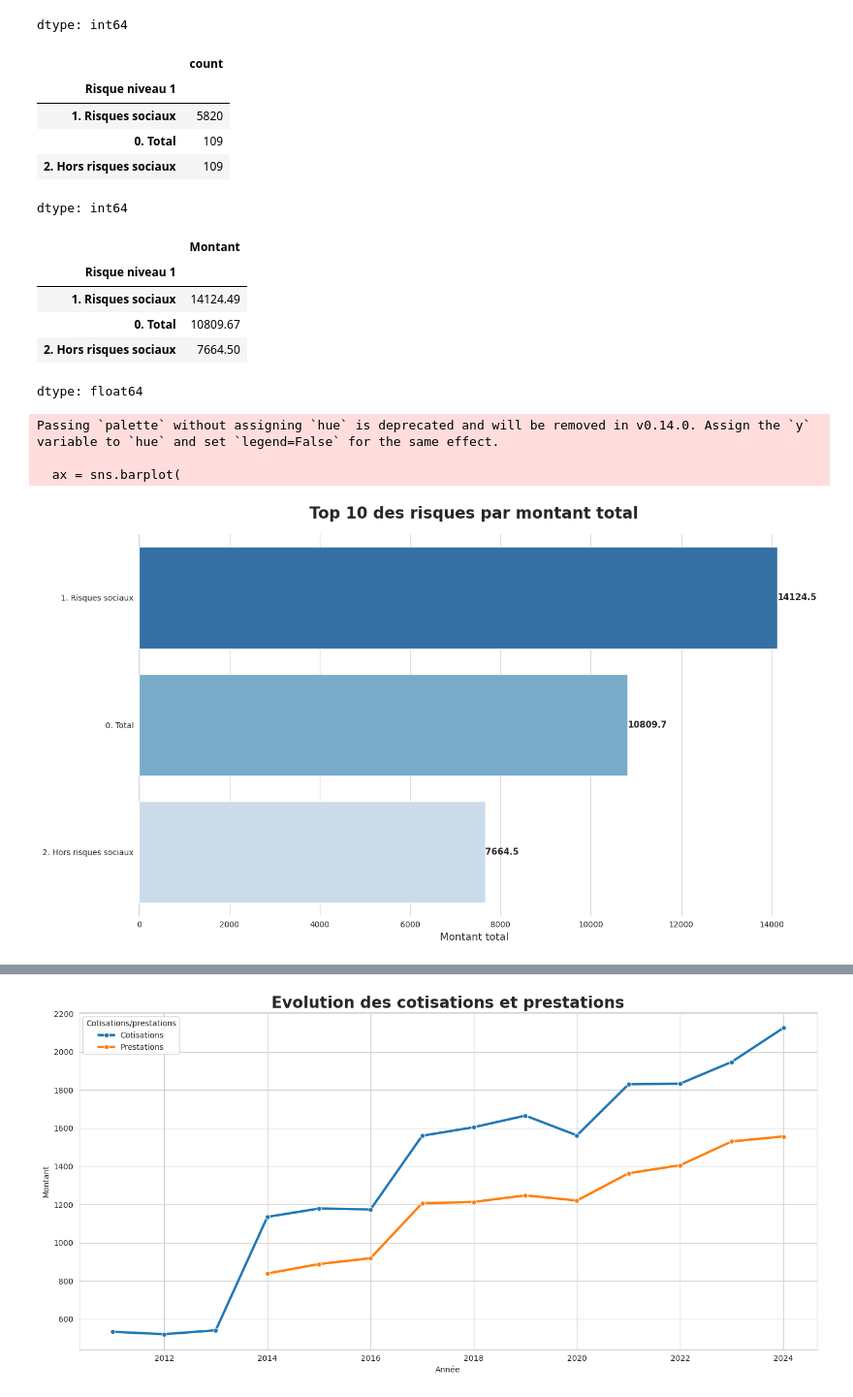
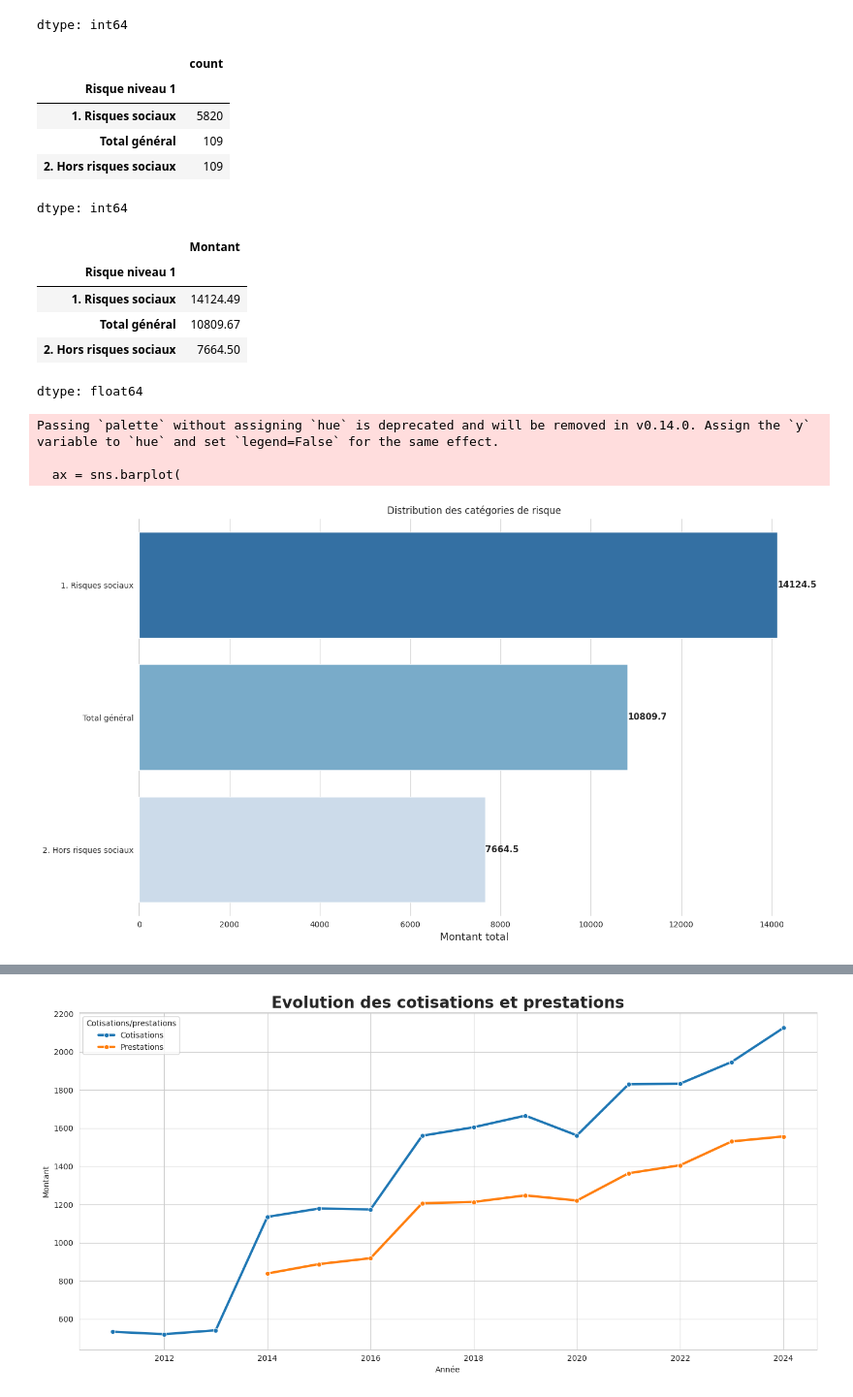
Before and after one commit to GunesCansu/Projet-Assurance, a Jupyter notebook: notebook/exploration.ipynb, the cells around one changed output, grey strips where cells are left out. Shown at 97% size. Saved outputs shown, nothing was run; the diff lists cells and outputs as text; code cells hidden in the pictures.

```diff
--- a/notebook/exploration.ipynb
+++ b/notebook/exploration.ipynb
@@ -67,7 +67,7 @@ memory usage: 660.5+ KB
 # %%
 #Nettoyage
 
-df.columns = df.columns.str.replace("", "")
+df.columns = df.columns.str.strip()
 # %%
 df.columns
 # %% [output]
@@ -77,3 +77,9 @@ Index(['Année', 'Type d'organismes complémentaires', 'Type de contrats',
        'Risque niveau 4', 'Risque niveau 5', 'Risque niveau 6',
        'Définition du risque'],
       dtype='object')
+# %%
+# Remplacer total 0
+
+df["Risque niveau 1"] = df["Risque niveau 1"].replace(
+    {"0. Total": "Total général"}
+)
@@ -119,7 +129,7 @@ df["Risque niveau 1"].value_counts()
 |  | count |
 | Risque niveau 1 |  |
 | 1. Risques sociaux | 5820 |
-| 0. Total | 109 |
+| Total général | 109 |
 | 2. Hors risques sociaux | 109 |
 dtype: int64
 # %%
@@ -130,11 +140,13 @@ df.groupby("Risque niveau 1")["Montant"] \
 |  | Montant |
 | Risque niveau 1 |  |
 | 1. Risques sociaux | 14124.49 |
-| 0. Total | 10809.67 |
+| Total général | 10809.67 |
 | 2. Hors risques sociaux | 7664.50 |
 dtype: float64
 # %%
-# TOP 10 des risques
+# Risques par montant total
+
+
 
 import pandas as pd
 import matplotlib.pyplot as plt
@@ -165,34 +177,33 @@ ax = sns.barplot(
 )
 
 # Ajouter les labels sur les barres
 for i, value in enumerate(top_risques["Montant"]):
     ax.text(
         value + 1,
         i,
         f"{value:.1f}",
         va='center',
         fontsize=11,
         fontweight='bold'
     )
 
 # Titres
-plt.title(
-    "Top 10 des risques par montant total",
+    plt.title("Distribution des catégories de risque")
     fontsize=20,
     fontweight='bold',
     pad=20
-)
+
 
 plt.xlabel("Montant total", fontsize=13)
 plt.ylabel("")
 
 # Nettoyage visuel
 sns.despine(left=True, bottom=True)
 
 plt.tight_layout()
 plt.show()
 # %% [output]
 Passing `palette` without assigning `hue` is deprecated and will be removed in v0.14.0. Assign the `y` variable to `hue` and set `legend=False` for the same effect.
 
   ax = sns.barplot(
-[figure, old version]
+[figure, new version]
```
Also changed, not shown: parts of 18 cells of this notebook.
